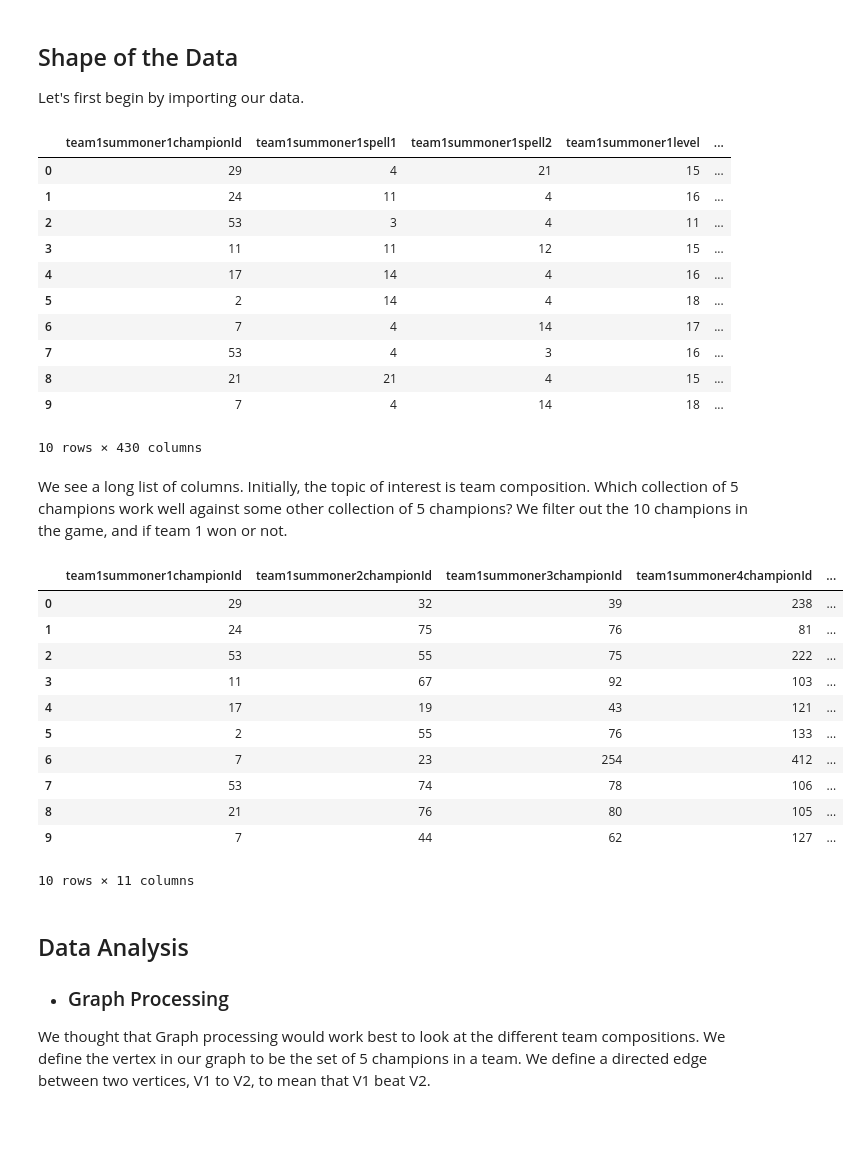
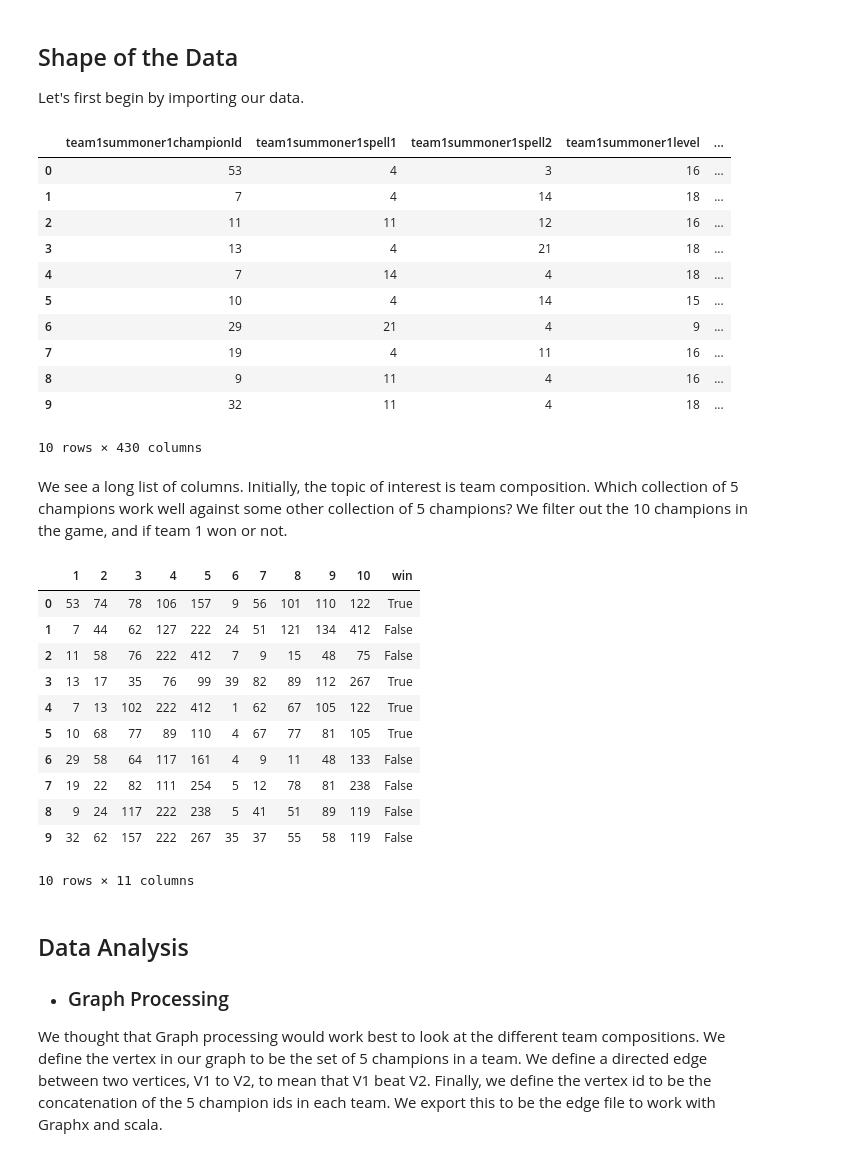
Before and after one commit to alechoey/trLOLing, a Jupyter notebook: analysis/final_project.ipynb, the cells around one changed output. Drawn from its saved outputs; the diff is of its cells as text; code cells hidden in the pictures; blank space fills up the shorter version.

```diff
--- a/analysis/final_project.ipynb
+++ b/analysis/final_project.ipynb
@@ -17,44 +17,46 @@ def parse_game_stats(filename):
     df = pd.read_csv(filename)
     return df
 
-games_df = parse_game_stats(DATA_PATH + "/final-games.csv")
+games_df = parse_game_stats(DATA_PATH + "/final-games2.csv")
 games_df.head(10)
 # %% [output]
 |  | team1summoner1championId | team1summoner1spell1 | team1summoner1spell2 | team1summoner1level | ... |
-| 0 | 29 | 4 | 21 | 15 | ... |
-| 1 | 24 | 11 | 4 | 16 | ... |
-| 2 | 53 | 3 | 4 | 11 | ... |
-| 3 | 11 | 11 | 12 | 15 | ... |
-| 4 | 17 | 14 | 4 | 16 | ... |
-| 5 | 2 | 14 | 4 | 18 | ... |
-| 6 | 7 | 4 | 14 | 17 | ... |
-| 7 | 53 | 4 | 3 | 16 | ... |
-| 8 | 21 | 21 | 4 | 15 | ... |
-| 9 | 7 | 4 | 14 | 18 | ... |
+| 0 | 53 | 4 | 3 | 16 | ... |
+| 1 | 7 | 4 | 14 | 18 | ... |
+| 2 | 11 | 11 | 12 | 16 | ... |
+| 3 | 13 | 4 | 21 | 18 | ... |
+| 4 | 7 | 14 | 4 | 18 | ... |
+| 5 | 10 | 4 | 14 | 15 | ... |
+| 6 | 29 | 21 | 4 | 9 | ... |
+| 7 | 19 | 4 | 11 | 16 | ... |
+| 8 | 9 | 11 | 4 | 16 | ... |
+| 9 | 32 | 11 | 4 | 18 | ... |
 10 rows × 430 columns
 # %% [markdown]
 We see a long list of columns. Initially, the topic of interest is team composition. Which collection of 5 champions work well against some other collection of 5 champions? We filter out the 10 champions in the game, and if team 1 won or not.
 # %%
-games_df[['team1summoner1championId', 'team1summoner2championId', 'team1summoner3championId',
-          'team1summoner4championId', 'team1summoner5championId', 'team2summoner1championId',
-          'team2summoner2championId', 'team2summoner3championId', 'team2summoner4championId',
-          'team2summoner5championId', 'team1summoner1win']].head(10)
+game_champs = games_df[['team1summoner1championId', 'team1summoner2championId', 'team1summoner3championId',
+                        'team1summoner4championId', 'team1summoner5championId', 'team2summoner1championId',
+                        'team2summoner2championId', 'team2summoner3championId', 'team2summoner4championId',
+                        'team2summoner5championId', 'team1summoner1win']]
+game_champs.columns = ['1','2','3','4','5','6','7','8','9','10','win'] # rename columns for convenience
+game_champs.head(10)
 # %% [output]
-|  | team1summoner1championId | team1summoner2championId | team1summoner3championId | team1summoner4championId | ... |
-| 0 | 29 | 32 | 39 | 238 | ... |
-| 1 | 24 | 75 | 76 | 81 | ... |
-| 2 | 53 | 55 | 75 | 222 | ... |
-| 3 | 11 | 67 | 92 | 103 | ... |
-| 4 | 17 | 19 | 43 | 121 | ... |
-| 5 | 2 | 55 | 76 | 133 | ... |
-| 6 | 7 | 23 | 254 | 412 | ... |
-| 7 | 53 | 74 | 78 | 106 | ... |
-| 8 | 21 | 76 | 80 | 105 | ... |
-| 9 | 7 | 44 | 62 | 127 | ... |
+|  | 1 | 2 | 3 | 4 | 5 | 6 | 7 | 8 | 9 | 10 | win |
+| 0 | 53 | 74 | 78 | 106 | 157 | 9 | 56 | 101 | 110 | 122 | True |
+| 1 | 7 | 44 | 62 | 127 | 222 | 24 | 51 | 121 | 134 | 412 | False |
+| 2 | 11 | 58 | 76 | 222 | 412 | 7 | 9 | 15 | 48 | 75 | False |
+| 3 | 13 | 17 | 35 | 76 | 99 | 39 | 82 | 89 | 112 | 267 | True |
+| 4 | 7 | 13 | 102 | 222 | 412 | 1 | 62 | 67 | 105 | 122 | True |
+| 5 | 10 | 68 | 77 | 89 | 110 | 4 | 67 | 77 | 81 | 105 | True |
+| 6 | 29 | 58 | 64 | 117 | 161 | 4 | 9 | 11 | 48 | 133 | False |
+| 7 | 19 | 22 | 82 | 111 | 254 | 5 | 12 | 78 | 81 | 238 | False |
+| 8 | 9 | 24 | 117 | 222 | 238 | 5 | 41 | 51 | 89 | 119 | False |
+| 9 | 32 | 62 | 157 | 222 | 267 | 35 | 37 | 55 | 58 | 119 | False |
 10 rows × 11 columns
 # %% [markdown]
 ## Data Analysis
 
 * ### Graph Processing
 
-We thought that Graph processing would work best to look at the different team compositions. We define the vertex in our graph to be the set of 5 champions in a team. We define a directed edge between two vertices, V1 to V2, to mean that V1 beat V2.
+We thought that Graph processing would work best to look at the different team compositions. We define the vertex in our graph to be the set of 5 champions in a team. We define a directed edge between two vertices, V1 to V2, to mean that V1 beat V2. Finally, we define the vertex id to be the concatenation of the 5 champion ids in each team. We export this to be the edge file to work with Graphx and scala.
```
Also changed, not shown: parts of 3 cells of this notebook.
